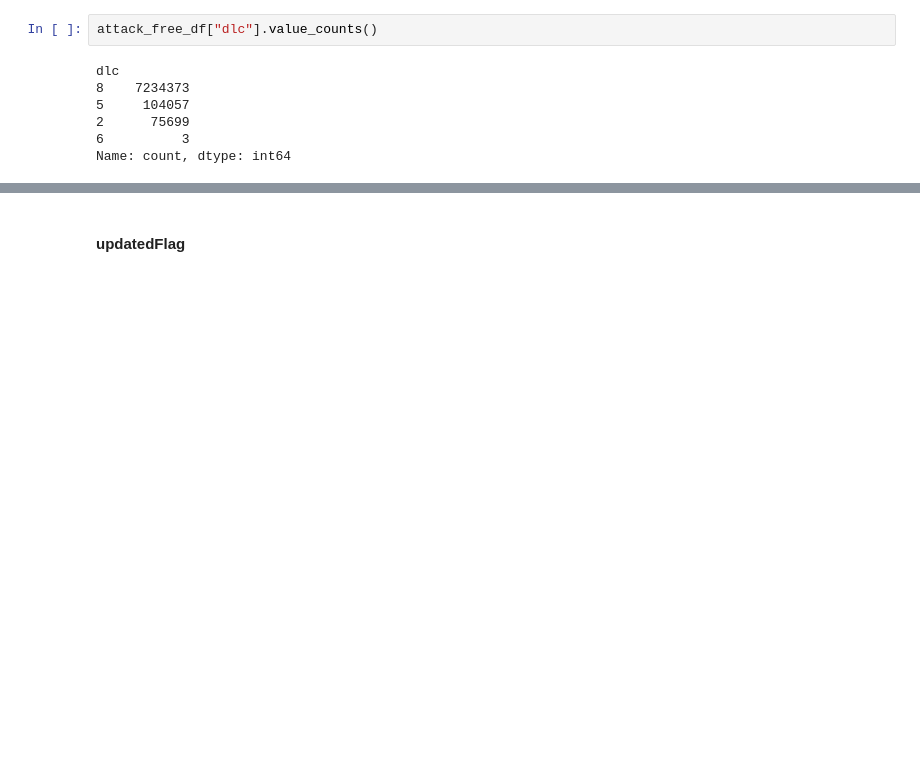
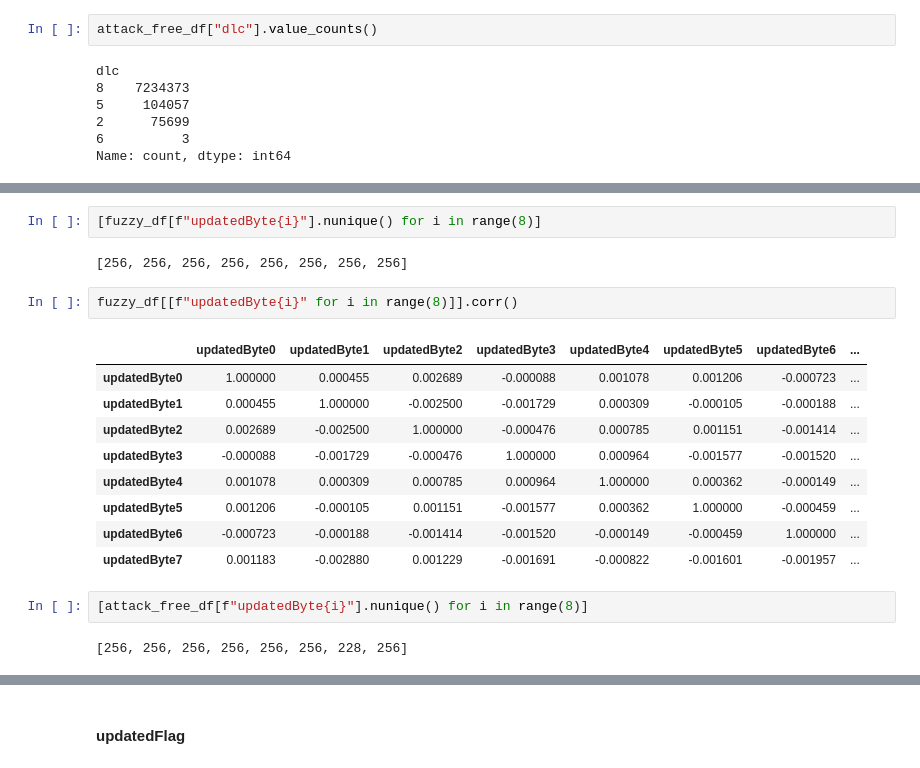
Before and after one commit to FatimeNazliAs/Intrusion-Detection-Systems-using-ML, a Jupyter notebook: notebooks/visualization.ipynb, the cells around one changed output, grey strips where cells are left out. Cells and saved outputs as stored; diff of their text form; blank space fills up the shorter version.

```diff
--- a/notebooks/visualization.ipynb
+++ b/notebooks/visualization.ipynb
@@ -201,0 +218,20 @@ plot_hist(attack_free_df, "dlc",3)
+# %%
+[fuzzy_df[f"updatedByte{i}"].nunique() for i in range(8)]
+# %% [output]
+[256, 256, 256, 256, 256, 256, 256, 256]
+# %%
+fuzzy_df[[f"updatedByte{i}" for i in range(8)]].corr()
+# %% [output]
+|  | updatedByte0 | updatedByte1 | updatedByte2 | updatedByte3 | updatedByte4 | updatedByte5 | updatedByte6 | ... |
+| updatedByte0 | 1.000000 | 0.000455 | 0.002689 | -0.000088 | 0.001078 | 0.001206 | -0.000723 | ... |
+| updatedByte1 | 0.000455 | 1.000000 | -0.002500 | -0.001729 | 0.000309 | -0.000105 | -0.000188 | ... |
+| updatedByte2 | 0.002689 | -0.002500 | 1.000000 | -0.000476 | 0.000785 | 0.001151 | -0.001414 | ... |
+| updatedByte3 | -0.000088 | -0.001729 | -0.000476 | 1.000000 | 0.000964 | -0.001577 | -0.001520 | ... |
+| updatedByte4 | 0.001078 | 0.000309 | 0.000785 | 0.000964 | 1.000000 | 0.000362 | -0.000149 | ... |
+| updatedByte5 | 0.001206 | -0.000105 | 0.001151 | -0.001577 | 0.000362 | 1.000000 | -0.000459 | ... |
+| updatedByte6 | -0.000723 | -0.000188 | -0.001414 | -0.001520 | -0.000149 | -0.000459 | 1.000000 | ... |
+| updatedByte7 | 0.001183 | -0.002880 | 0.001229 | -0.001691 | -0.000822 | -0.001601 | -0.001957 | ... |
+# %%
+[attack_free_df[f"updatedByte{i}"].nunique() for i in range(8)]
+# %% [output]
+[256, 256, 256, 256, 256, 256, 228, 256]
```
Also changed, not shown: parts of 20 cells of this notebook.
